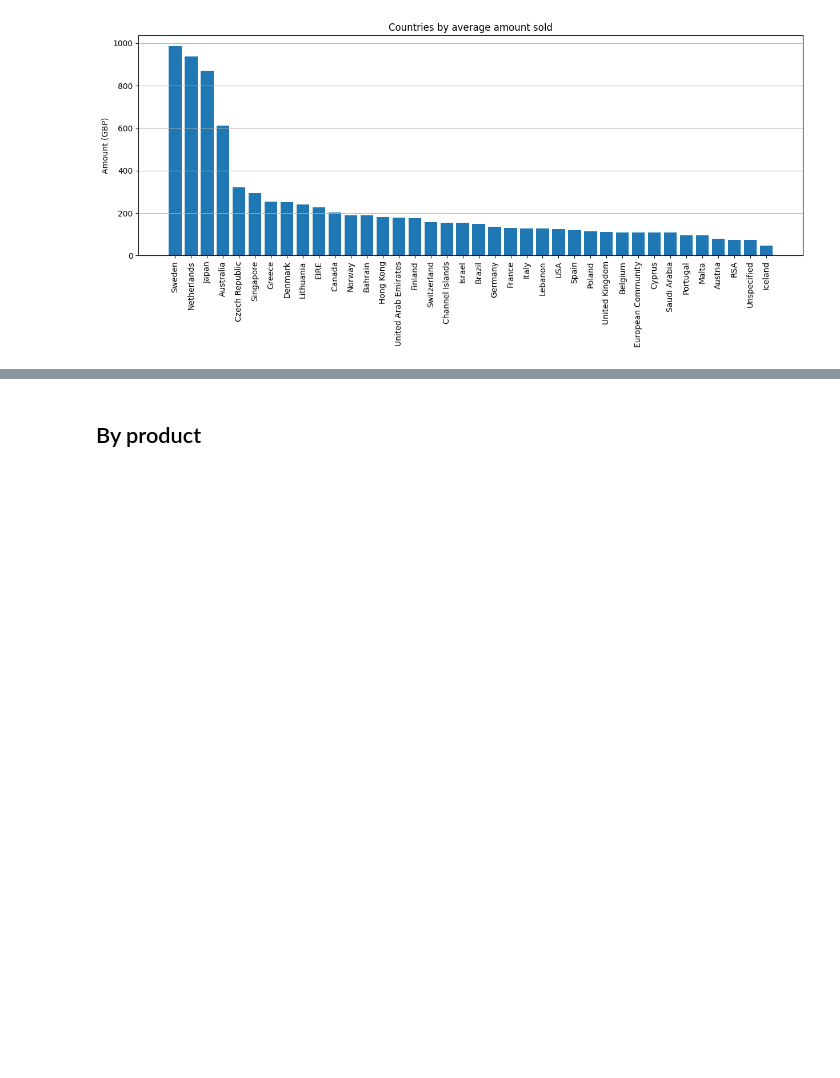
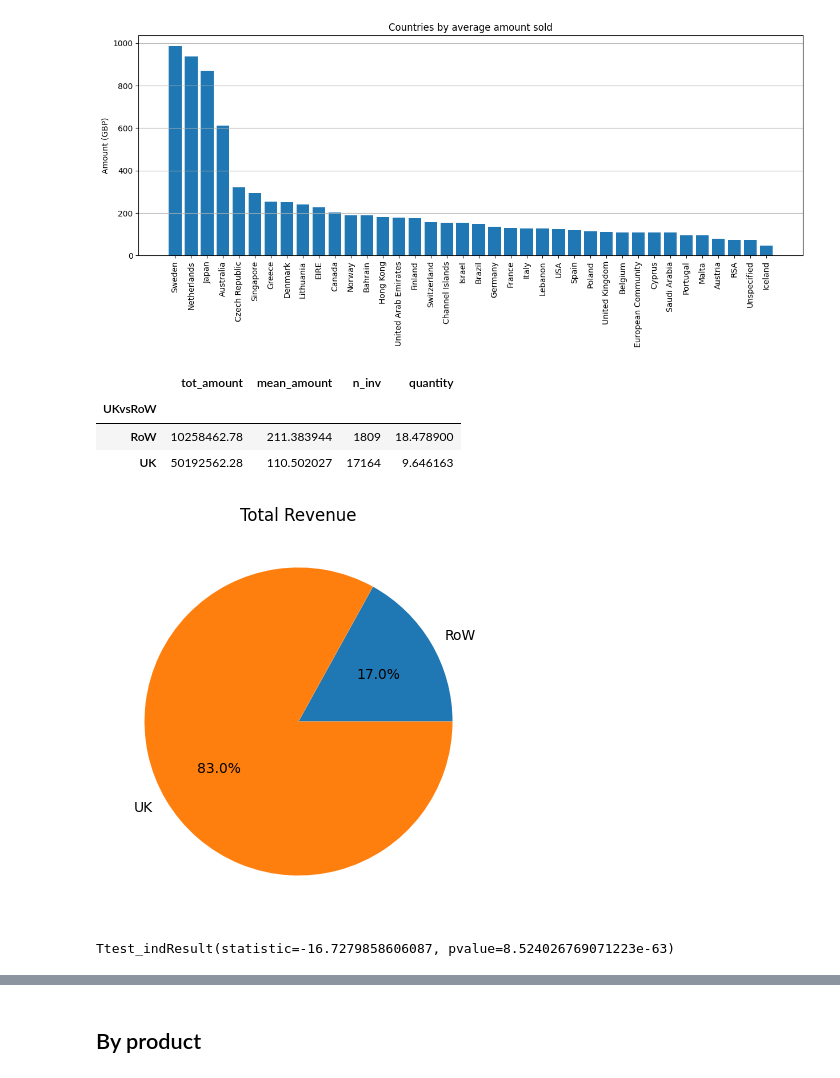
Before and after one commit to antobzzll/Analytics-Portfolio, a Jupyter notebook: Business Analytics/Market Basket Analysis/e-commerce-analytics.ipynb, the cells around one changed output, grey strips where cells are left out. Drawn from its saved outputs; the diff is of its cells as text; code cells hidden in the pictures; blank space fills up the shorter version.

```diff
--- a/Business Analytics/Market Basket Analysis/e-commerce-analytics.ipynb
+++ b/Business Analytics/Market Basket Analysis/e-commerce-analytics.ipynb
@@ -357,3 +363,21 @@ bymonth
+# %%
+regions = {'Europe': ['Sweden', 'Denmark', 'Norway', 'Finland', 'Iceland', 'Netherlands', 'Belgium', 'France', 'Germany', 'Switzerland', 'Austria',
+                      'Italy', 'Spain', 'Greece', 'Portugal', 'Malta', 'Cyprus', 'Czech Republic', 'Lithuania', 'Poland', 'United Kingdom', 'EIRE',
+                      'Channel Islands', 'European Community'],
+           'North America': ['USA', 'Canada'],
+           'Middle East': ['Bahrain', 'United Arab Emirates', 'Israel', 'Lebanon', 'Saudi Arabia'],
+           'Asia Pacific': ['Japan', 'Australia', 'Singapore', 'Hong Kong'],
+           'RoW': ['Brazil', 'RSA'],
+           'Unspecified': ['Unspecified']}
+
+# Create a dictionary to map countries to regions
+country_to_region = {}
+for region, countries in regions.items():
+    for country in countries:
+        country_to_region[country] = region
+
+df['Region'] = df['Country'].map(country_to_region)
+df['UKvsRoW'] = np.where(df['Country'] == 'United Kingdom', 'UK', 'RoW')
 # %%
 bycountry = df.groupby('Country').agg(
     mean_amount=('Amount', 'mean')
@@ -368,3 +392,30 @@ plt.grid(axis='y')
 plt.show()
 # %% [output]
 [figure]
+# %%
+byukvsrow = df.groupby('UKvsRoW').agg(
+    tot_amount=('Amount', 'sum'),
+    mean_amount=('Amount', 'mean'),
+    n_inv=('TransactionNo', 'nunique'),
+    quantity=('Quantity', 'mean')
+).sort_values('mean_amount', ascending=False)
+byukvsrow
+# %% [output]
+|  | tot_amount | mean_amount | n_inv | quantity |
+| UKvsRoW |  |  |  |  |
+| RoW | 10258462.78 | 211.383944 | 1809 | 18.478900 |
+| UK | 50192562.28 | 110.502027 | 17164 | 9.646163 |
+# %%
+fig, ax = plt.subplots(figsize=(15,5))
+ax = plt.pie(byukvsrow['tot_amount'], labels=byukvsrow.index, autopct='%1.1f%%')
+plt.title('Total Revenue')
+plt.show()
+# %% [output]
+[figure, added]
+# %%
+row_rev = df.loc[df['UKvsRoW'] == 'RoW', 'Amount']
+uk_rev = df.loc[df['UKvsRoW'] == 'UK', 'Amount']
+
+ttest_ind(uk_rev, row_rev)
+# %% [output]
+Ttest_indResult(statistic=-16.7279858606087, pvalue=8.524026769071223e-63)
```
Also changed, not shown: parts of 8 cells of this notebook.
